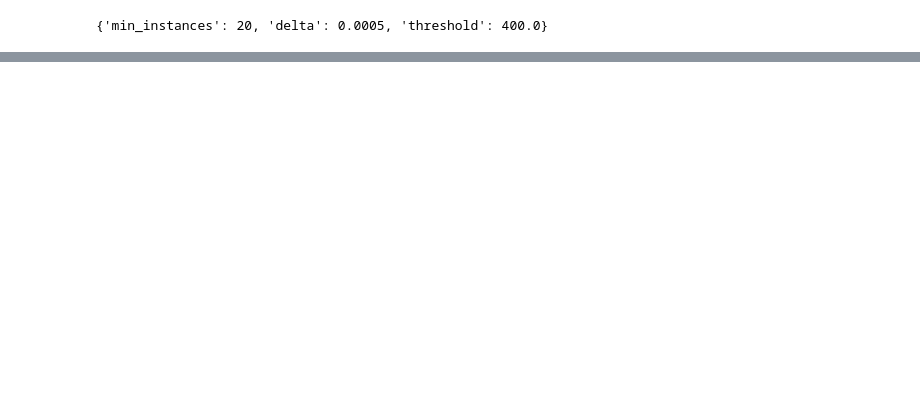
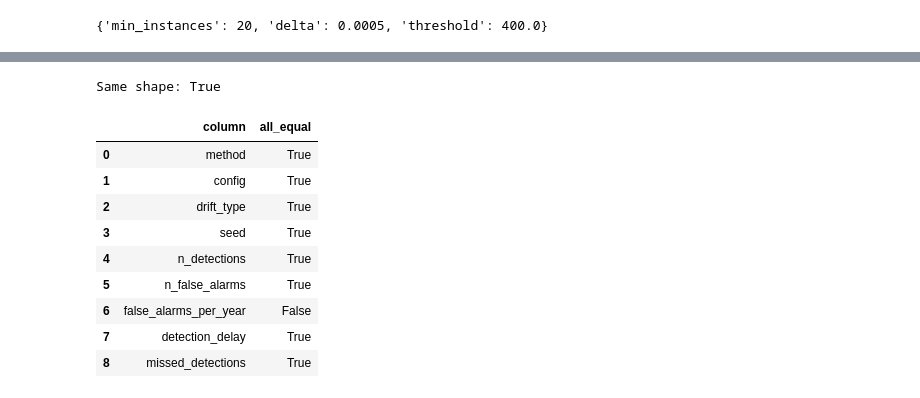
Before and after one commit to aintnoBaka7227/Detecting-and-Adapting-to-Concept-Drift-in-Time-Series-Forecasting, a Jupyter notebook: experiments/run/detection/run_independent_fine_tuning_validation.ipynb, the cells around one changed output, grey strips where cells are left out. Cells and saved outputs as stored; diff of their text form; code cells hidden in the pictures; blank space fills up the shorter version.

```diff
--- a/experiments/run/detection/run_independent_fine_tuning_validation.ipynb
+++ b/experiments/run/detection/run_independent_fine_tuning_validation.ipynb
@@ -680,0 +787,56 @@ independent_winners
+# %%
+common_cols = [
+    "method",
+    "config",
+    "drift_type",
+    "seed",
+    "n_detections",
+    "n_false_alarms",
+    "false_alarms_per_year",
+    "detection_delay",
+    "missed_detections",
+]
+
+sort_cols = [
+    "method",
+    "config",
+    "drift_type",
+    "seed",
+]
+
+ind_cmp = (
+    independent_all[common_cols]
+    .sort_values(sort_cols)
+    .reset_index(drop=True)
+)
+
+off_cmp = (
+    official_all[common_cols]
+    .sort_values(sort_cols)
+    .reset_index(drop=True)
+)
+
+print("Same shape:", ind_cmp.shape == off_cmp.shape)
+# %% [output]
+Same shape: True
+# %%
+comparison_check = pd.DataFrame({
+    "column": common_cols,
+    "all_equal": [
+        ind_cmp[col].equals(off_cmp[col])
+        for col in common_cols
+    ],
+})
+
+comparison_check
+# %% [output]
+|  | column | all_equal |
+| 0 | method | True |
+| 1 | config | True |
+| 2 | drift_type | True |
+| 3 | seed | True |
+| 4 | n_detections | True |
+| 5 | n_false_alarms | True |
+| 6 | false_alarms_per_year | False |
+| 7 | detection_delay | True |
+| 8 | missed_detections | True |
```
Also changed, not shown: parts of 6 cells of this notebook.
